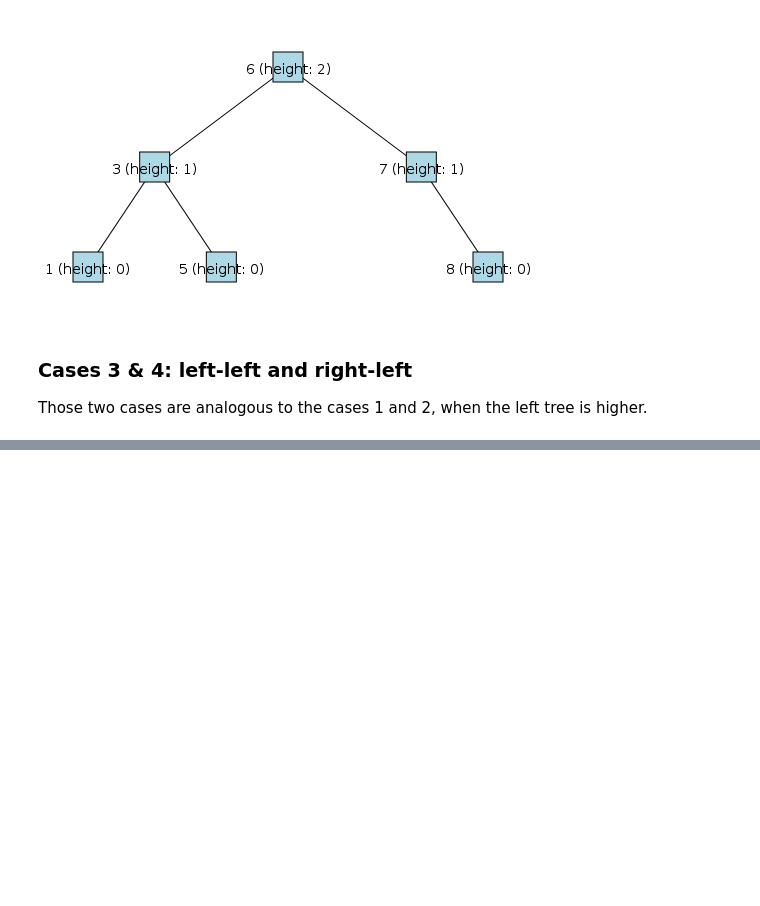
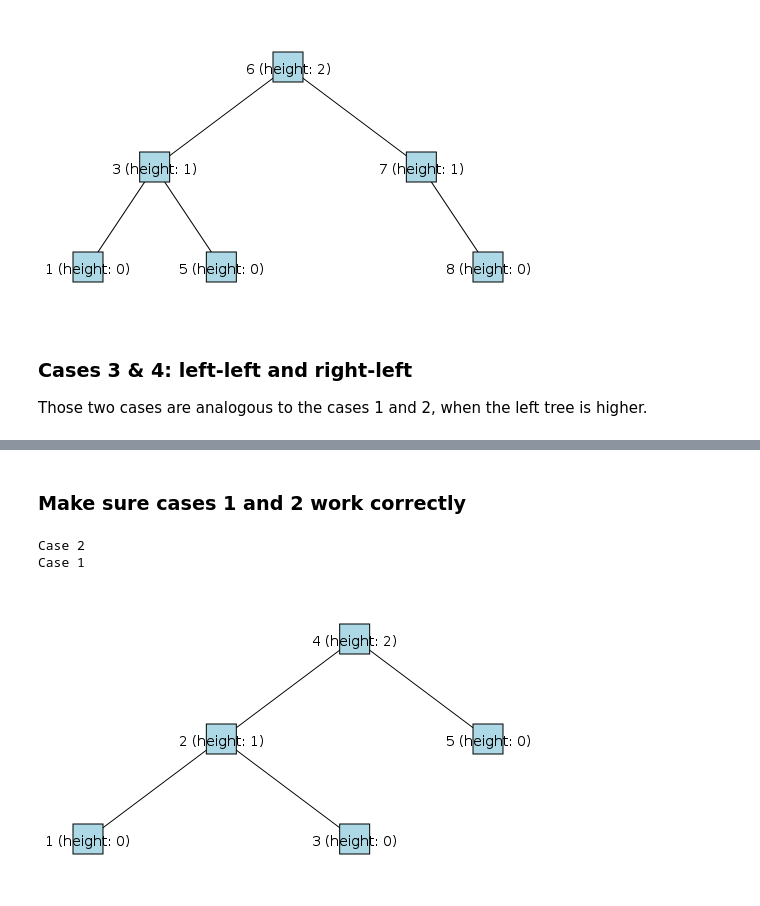
Before and after one commit to siemanko/6.006-2015-notebooks, a Jupyter notebook: lecture6/AVL_and_more.ipynb, the cells around one changed output, grey strips where cells are left out. Drawn from its saved outputs; the diff is of its cells as text; code cells hidden in the pictures; blank space fills up the shorter version.

```diff
--- a/lecture6/AVL_and_more.ipynb
+++ b/lecture6/AVL_and_more.ipynb
@@ -352,0 +436,11 @@ Those two cases are analogous to the cases 1 and 2, when the left tree is higher
+# %% [markdown]
+### Make sure cases 1 and 2 work correctly
+# %%
+tree = AVL()
+for el in [2,5,4,3,1]:
+    tree.insert(el)
+tree.draw(display_height=True)
+# %% [output]
+Case 2
+Case 1
+[figure, added]
```
Also changed, not shown: parts of 8 cells of this notebook.
